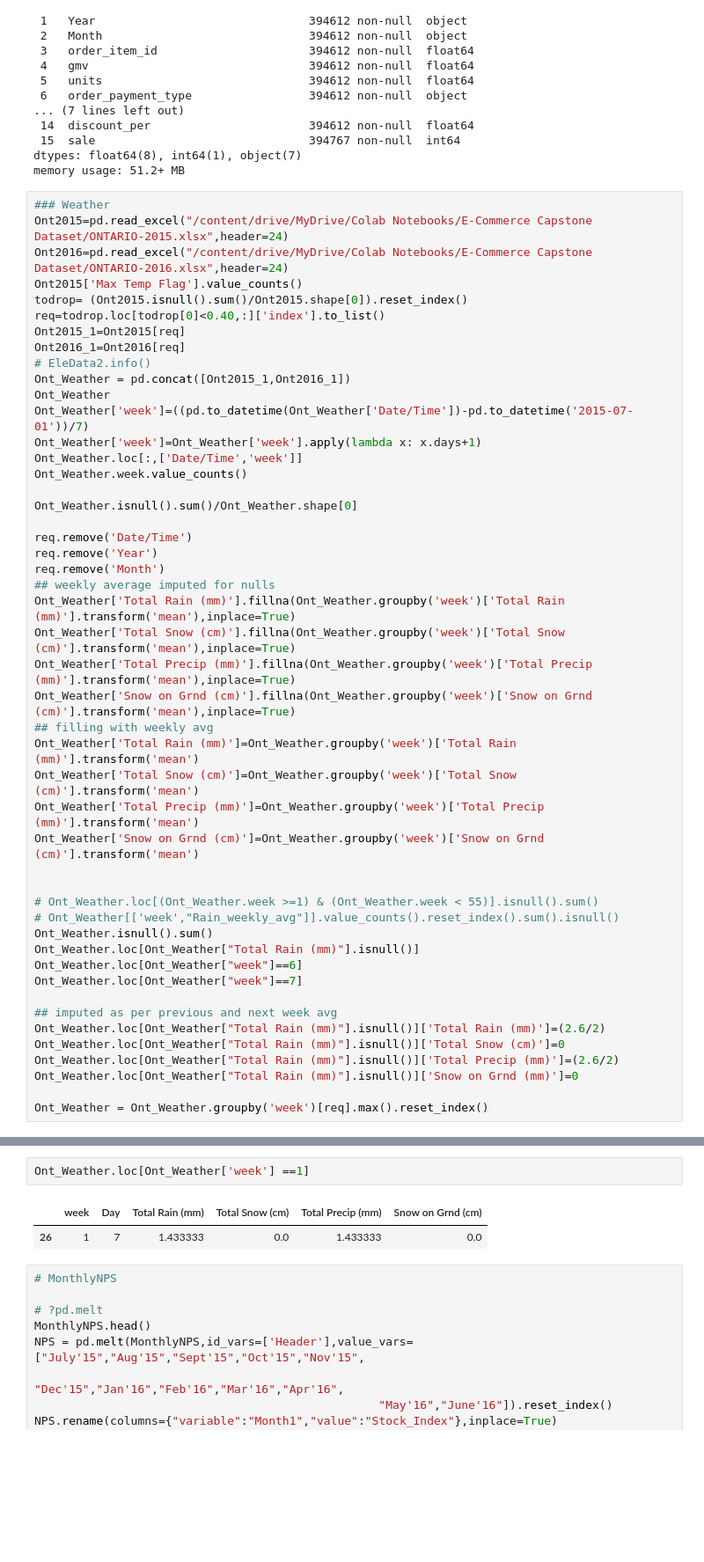
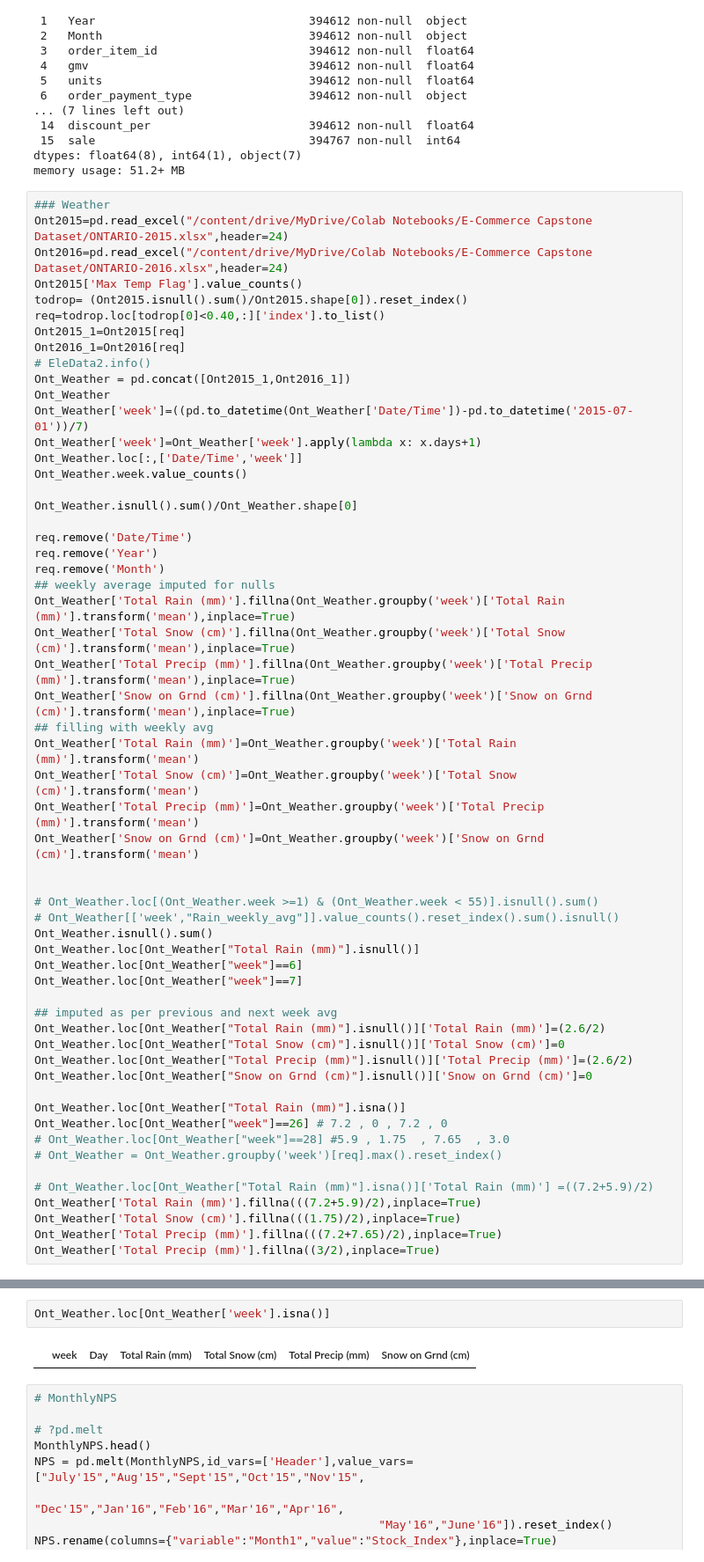
Before and after one commit to PrajsPrabs/UpgradBACaseStudy, a Jupyter notebook: EComm1.ipynb, the cells around one changed output, grey strips where cells are left out. Shown at 88% size. Cells and saved outputs as stored; diff of their text form; blank space fills up the shorter version.

```diff
--- a/EComm1.ipynb
+++ b/EComm1.ipynb
@@ -680,11 +680,20 @@ Ont_Weather.loc[Ont_Weather["week"]==7]
 
 ## imputed as per previous and next week avg
 Ont_Weather.loc[Ont_Weather["Total Rain (mm)"].isnull()]['Total Rain (mm)']=(2.6/2)
-Ont_Weather.loc[Ont_Weather["Total Rain (mm)"].isnull()]['Total Snow (cm)']=0
-Ont_Weather.loc[Ont_Weather["Total Rain (mm)"].isnull()]['Total Precip (mm)']=(2.6/2)
-Ont_Weather.loc[Ont_Weather["Total Rain (mm)"].isnull()]['Snow on Grnd (mm)']=0
+Ont_Weather.loc[Ont_Weather["Total Snow (cm)"].isnull()]['Total Snow (cm)']=0
+Ont_Weather.loc[Ont_Weather["Total Precip (mm)"].isnull()]['Total Precip (mm)']=(2.6/2)
+Ont_Weather.loc[Ont_Weather["Snow on Grnd (cm)"].isnull()]['Snow on Grnd (cm)']=0
 
-Ont_Weather = Ont_Weather.groupby('week')[req].max().reset_index()
+Ont_Weather.loc[Ont_Weather["Total Rain (mm)"].isna()]
+Ont_Weather.loc[Ont_Weather["week"]==26] # 7.2 , 0 , 7.2 , 0
+# Ont_Weather.loc[Ont_Weather["week"]==28] #5.9 , 1.75	, 7.65	, 3.0
+# Ont_Weather = Ont_Weather.groupby('week')[req].max().reset_index()
+
+# Ont_Weather.loc[Ont_Weather["Total Rain (mm)"].isna()]['Total Rain (mm)'] =((7.2+5.9)/2)
+Ont_Weather['Total Rain (mm)'].fillna(((7.2+5.9)/2),inplace=True)
+Ont_Weather['Total Snow (cm)'].fillna(((1.75)/2),inplace=True)
+Ont_Weather['Total Precip (mm)'].fillna(((7.2+7.65)/2),inplace=True)
+Ont_Weather['Total Precip (mm)'].fillna((3/2),inplace=True)
 # %% [output]
 A value is trying to be set on a copy of a slice from a DataFrame.
 Try using .loc[row_indexer,col_indexer] = value instead
@@ -718,8 +718,7 @@ array([-25, -24, -23, -22, -21, -20, -19, -18, -17, -16, -15, -14, -13,
 # %%
-Ont_Weather.loc[Ont_Weather['week'] ==1]
+Ont_Weather.loc[Ont_Weather['week'].isna()]
 # %% [output]
 |  | week | Day | Total Rain (mm) | Total Snow (cm) | Total Precip (mm) | Snow on Grnd (cm) |
-| 26 | 1 | 7 | 1.433333 | 0.0 | 1.433333 | 0.0 |
 # %%
 # MonthlyNPS
 
```
Also changed, not shown: parts of 7 cells of this notebook.
